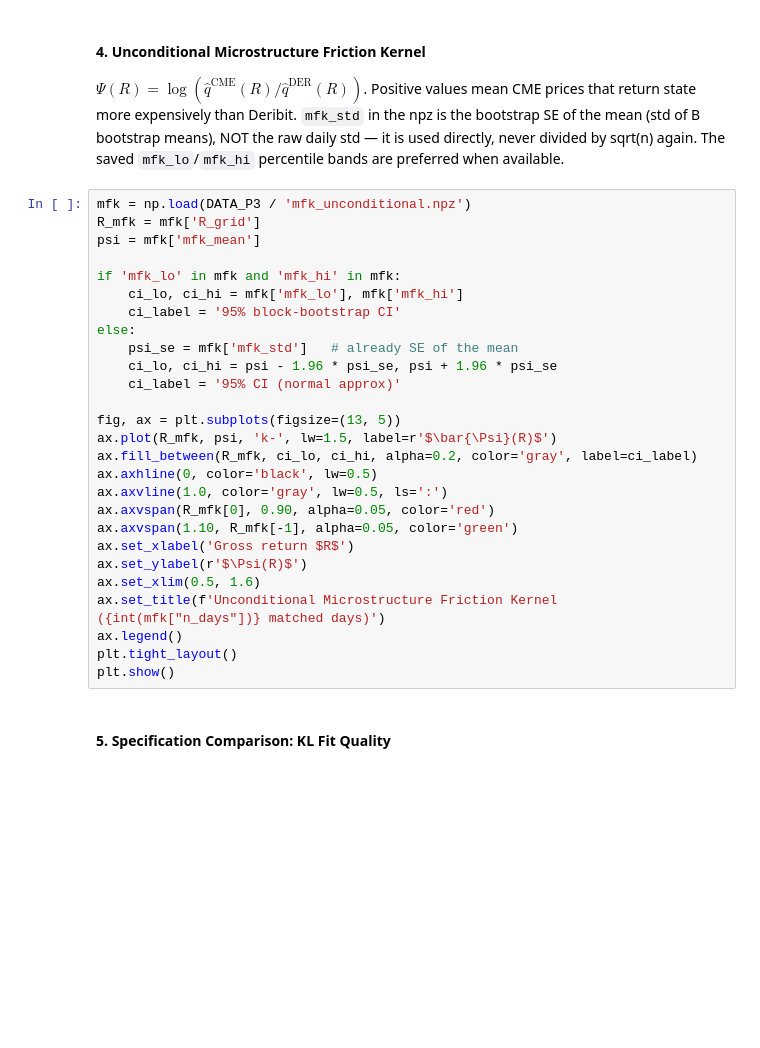
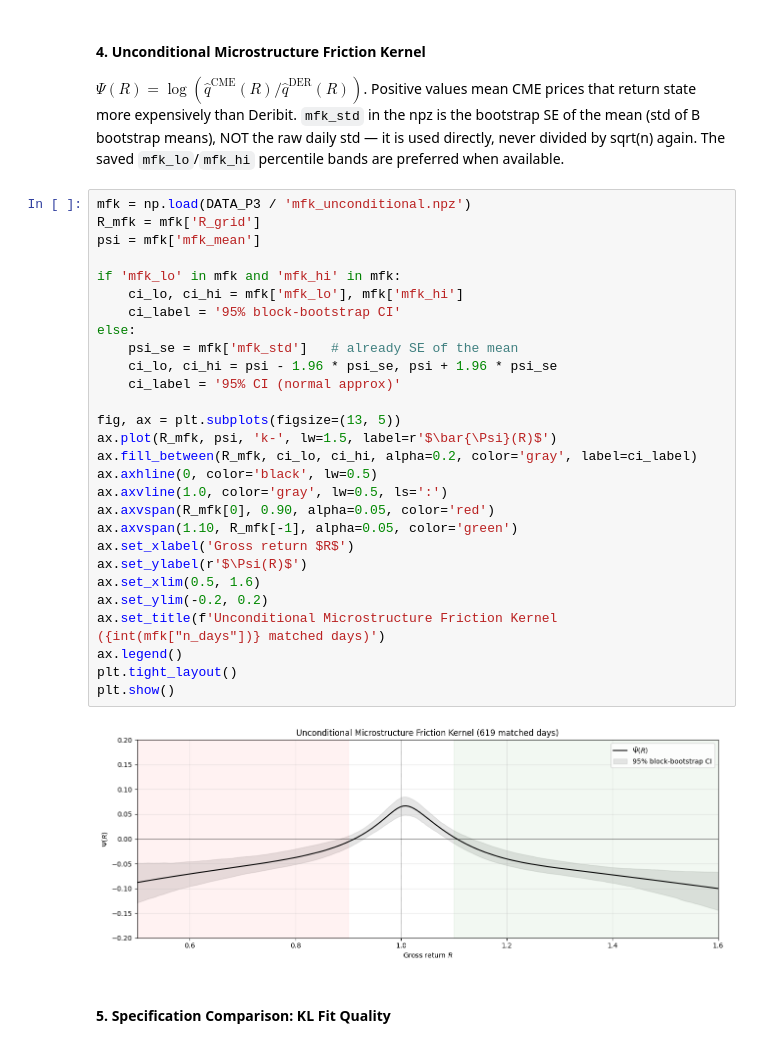
Before and after one commit to Lldelduca/bitcoin-risk-premia, a Jupyter notebook: notebooks/03_conditional_kernel.ipynb, the cells around one changed output. Saved outputs shown, nothing was run; the diff lists cells and outputs as text; blank space fills up the shorter version.

```diff
--- a/notebooks/03_conditional_kernel.ipynb
+++ b/notebooks/03_conditional_kernel.ipynb
@@ -149,30 +169,33 @@ are preferred when available.
 # %%
 mfk = np.load(DATA_P3 / 'mfk_unconditional.npz')
 R_mfk = mfk['R_grid']
 psi = mfk['mfk_mean']
 
 if 'mfk_lo' in mfk and 'mfk_hi' in mfk:
     ci_lo, ci_hi = mfk['mfk_lo'], mfk['mfk_hi']
     ci_label = '95% block-bootstrap CI'
 else:
     psi_se = mfk['mfk_std']   # already SE of the mean
     ci_lo, ci_hi = psi - 1.96 * psi_se, psi + 1.96 * psi_se
     ci_label = '95% CI (normal approx)'
 
 fig, ax = plt.subplots(figsize=(13, 5))
 ax.plot(R_mfk, psi, 'k-', lw=1.5, label=r'$\bar{\Psi}(R)$')
 ax.fill_between(R_mfk, ci_lo, ci_hi, alpha=0.2, color='gray', label=ci_label)
 ax.axhline(0, color='black', lw=0.5)
 ax.axvline(1.0, color='gray', lw=0.5, ls=':')
 ax.axvspan(R_mfk[0], 0.90, alpha=0.05, color='red')
 ax.axvspan(1.10, R_mfk[-1], alpha=0.05, color='green')
 ax.set_xlabel('Gross return $R$')
 ax.set_ylabel(r'$\Psi(R)$')
 ax.set_xlim(0.5, 1.6)
+ax.set_ylim(-0.2, 0.2)
 ax.set_title(f'Unconditional Microstructure Friction Kernel ({int(mfk["n_days"])} matched days)')
 ax.legend()
 plt.tight_layout()
 plt.show()
+# %% [output]
+[figure, added]
 # %% [markdown]
 #### 5. Specification Comparison: KL Fit Quality
 # %%
```
Also changed, not shown: parts of 5 cells of this notebook, 3 other files.
